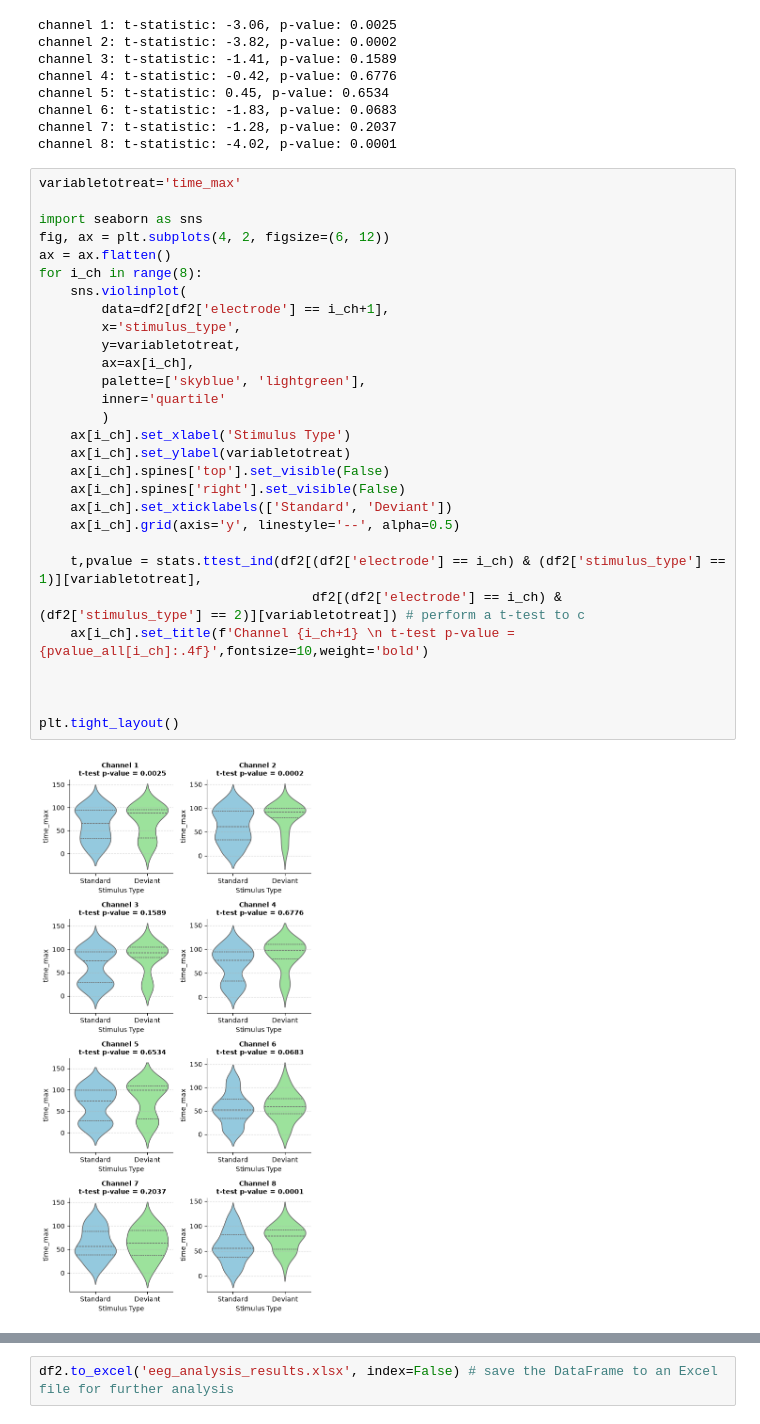
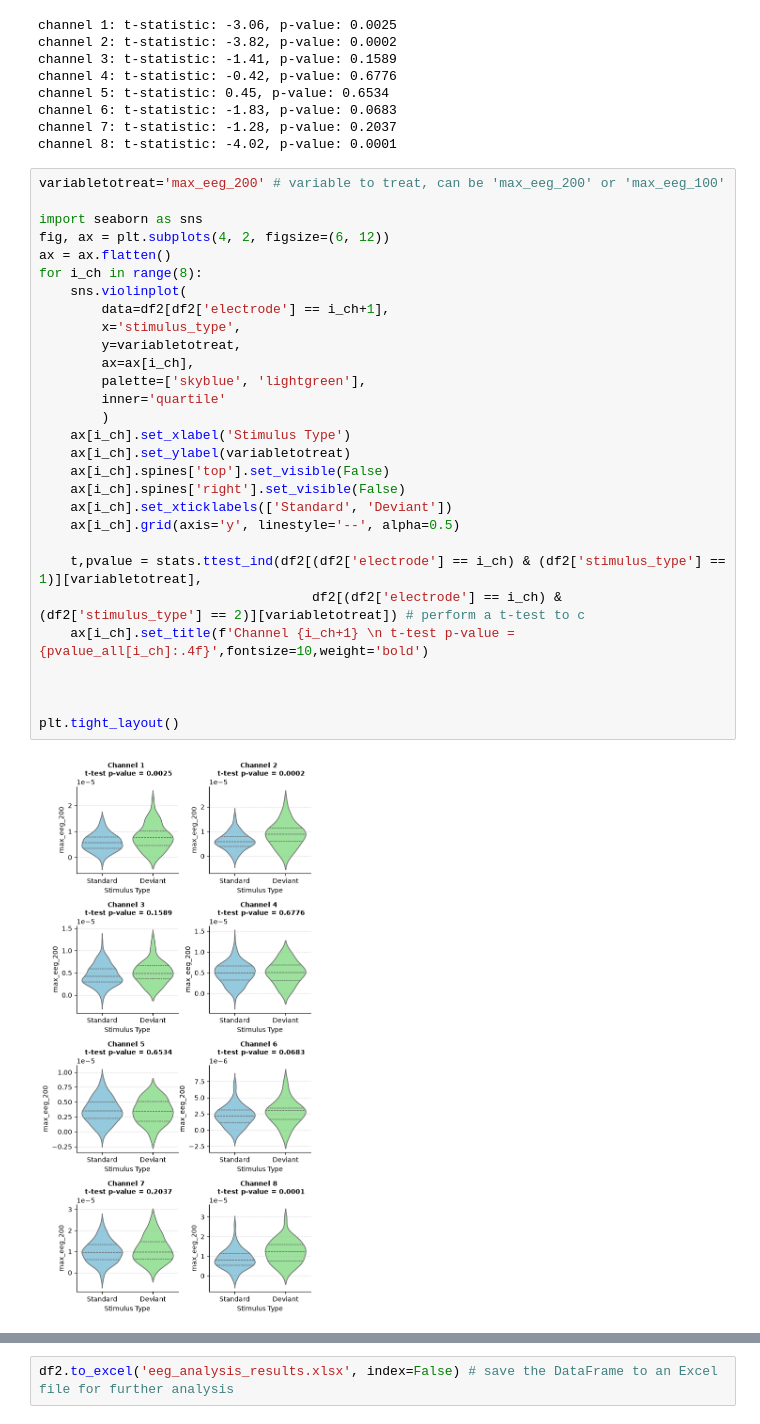
Before and after one commit to nicolascatz/M1_EEG_Project, a Jupyter notebook: scripts/DA1_TD1_Garrido_from_process_to_analysis_students.ipynb, the cells around one changed output, grey strips where cells are left out. Cells and saved outputs as stored; diff of their text form.

```diff
--- a/scripts/DA1_TD1_Garrido_from_process_to_analysis_students.ipynb
+++ b/scripts/DA1_TD1_Garrido_from_process_to_analysis_students.ipynb
@@ -544,33 +551,33 @@ channel 6: t-statistic: -1.83, p-value: 0.0683
 channel 7: t-statistic: -1.28, p-value: 0.2037
 channel 8: t-statistic: -4.02, p-value: 0.0001
 # %%
-variabletotreat='time_max'
+variabletotreat='max_eeg_200' # variable to treat, can be 'max_eeg_200' or 'max_eeg_100'
 
 import seaborn as sns
 fig, ax = plt.subplots(4, 2, figsize=(6, 12))
 ax = ax.flatten()
 for i_ch in range(8):
     sns.violinplot(
         data=df2[df2['electrode'] == i_ch+1],
         x='stimulus_type',
         y=variabletotreat,
         ax=ax[i_ch],
         palette=['skyblue', 'lightgreen'],
         inner='quartile'
         )
     ax[i_ch].set_xlabel('Stimulus Type')
     ax[i_ch].set_ylabel(variabletotreat)
     ax[i_ch].spines['top'].set_visible(False)
     ax[i_ch].spines['right'].set_visible(False)
     ax[i_ch].set_xticklabels(['Standard', 'Deviant'])
     ax[i_ch].grid(axis='y', linestyle='--', alpha=0.5)
 
     t,pvalue = stats.ttest_ind(df2[(df2['electrode'] == i_ch) & (df2['stimulus_type'] == 1)][variabletotreat],
                                    df2[(df2['electrode'] == i_ch) & (df2['stimulus_type'] == 2)][variabletotreat]) # perform a t-test to c
     ax[i_ch].set_title(f'Channel {i_ch+1} \n t-test p-value = {pvalue_all[i_ch]:.4f}',fontsize=10,weight='bold')
 
 
 
 plt.tight_layout()
 # %% [output]
-[figure, old version]
+[figure, new version]
```
Also changed, not shown: parts of 8 cells of this notebook, 1 other file.
